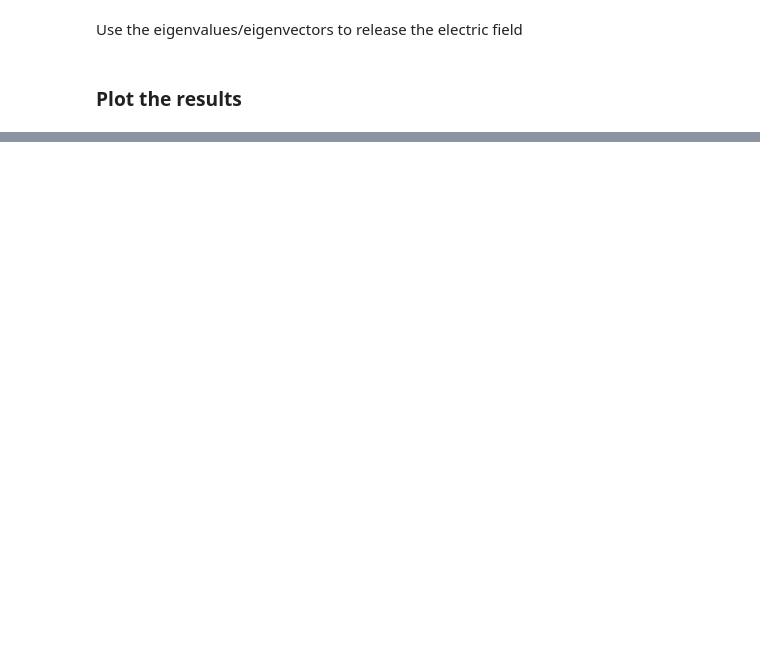
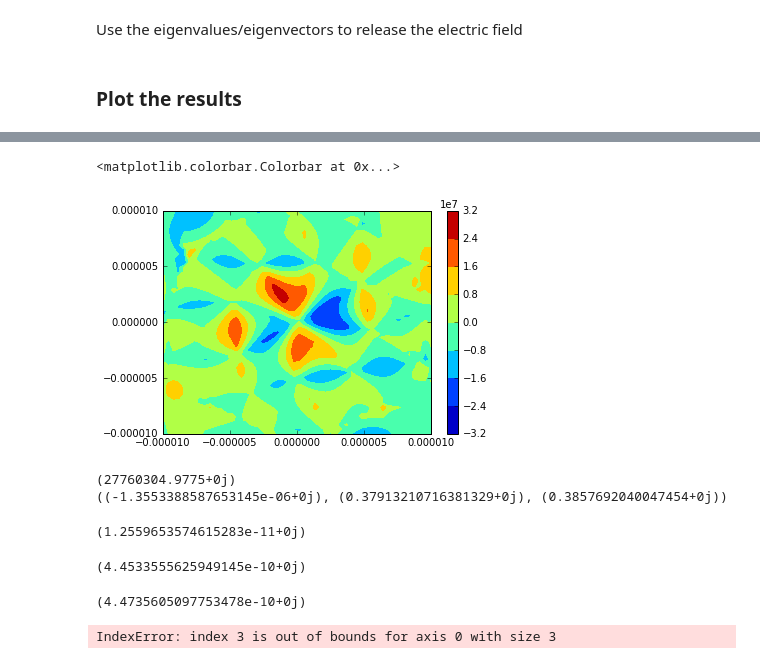
Before and after one commit to ibegleris/WaFEl, a Jupyter notebook: Dispersion_analysis.ipynb, the cells around one changed output, grey strips where cells are left out. Drawn from its saved outputs; the diff is of its cells as text; code cells hidden in the pictures; blank space fills up the shorter version.

```diff
--- a/Dispersion_analysis.ipynb
+++ b/Dispersion_analysis.ipynb
@@ -527,0 +328,6 @@ plt.show()
+# %%
+x = np.linspace(-r_clad,r_clad,512)
+y = np.linspace(-r_clad,r_clad,512)
+# %%
+En,E_axialn = electric_field_full(propagating_modes[0],x,y,k,A,ev,sort_index,free_dofs,combined_space)
+Em,E_axialm = electric_field_full(propagating_modes[1],x,y,k,A,ev,sort_index,free_dofs,combined_space)
@@ -527,0 +354,30 @@ plt.show()
+# %%
+integrand1 = np.conjugate(En[:,:,0])*Em[:,:,0] + np.conjugate(En[:,:,1])*Em[:,:,1] + np.conjugate(E_axialn[:,:])*E_axialm[:,:]
+# %%
+X,Y = np.meshgrid(x,y)
+plt.contourf(X,Y,integrand1)
+plt.xlim(-r_core,r_core)
+plt.ylim(-r_core,r_core)
+plt.colorbar()
+# %% [output]
+<matplotlib.colorbar.Colorbar at 0x...>
+[figure, added]
+# %%
+overlap_simps(En,E_axialn,Em,E_axialm,x,y)
+# %% [output]
+(27760304.9775+0j)
+((-1.3553388587653145e-06+0j), (0.37913210716381329+0j), (0.3857692040047454+0j))
+(1.2559653574615283e-11+0j)
+# %%
+effective_area_simps(En,E_axialn,x,y)
+# %% [output]
+(4.4533555625949145e-10+0j)
+# %%
+effective_area_simps(Em,E_axialm,x,y)
+# %% [output]
+(4.4735605097753478e-10+0j)
+# %%
+#Overlaps_simps(3,4,propagating_modes,x,y)
+Overlaps_simps(3,4,propagating_modes,x,y,r_core,r_clad,k,beta,k0,A,ev,sort_index,free_dofs,combined_space)
+# %% [output]
+IndexError: index 3 is out of bounds for axis 0 with size 3
```
Also changed, not shown: parts of 117 cells of this notebook, 8 other files.
